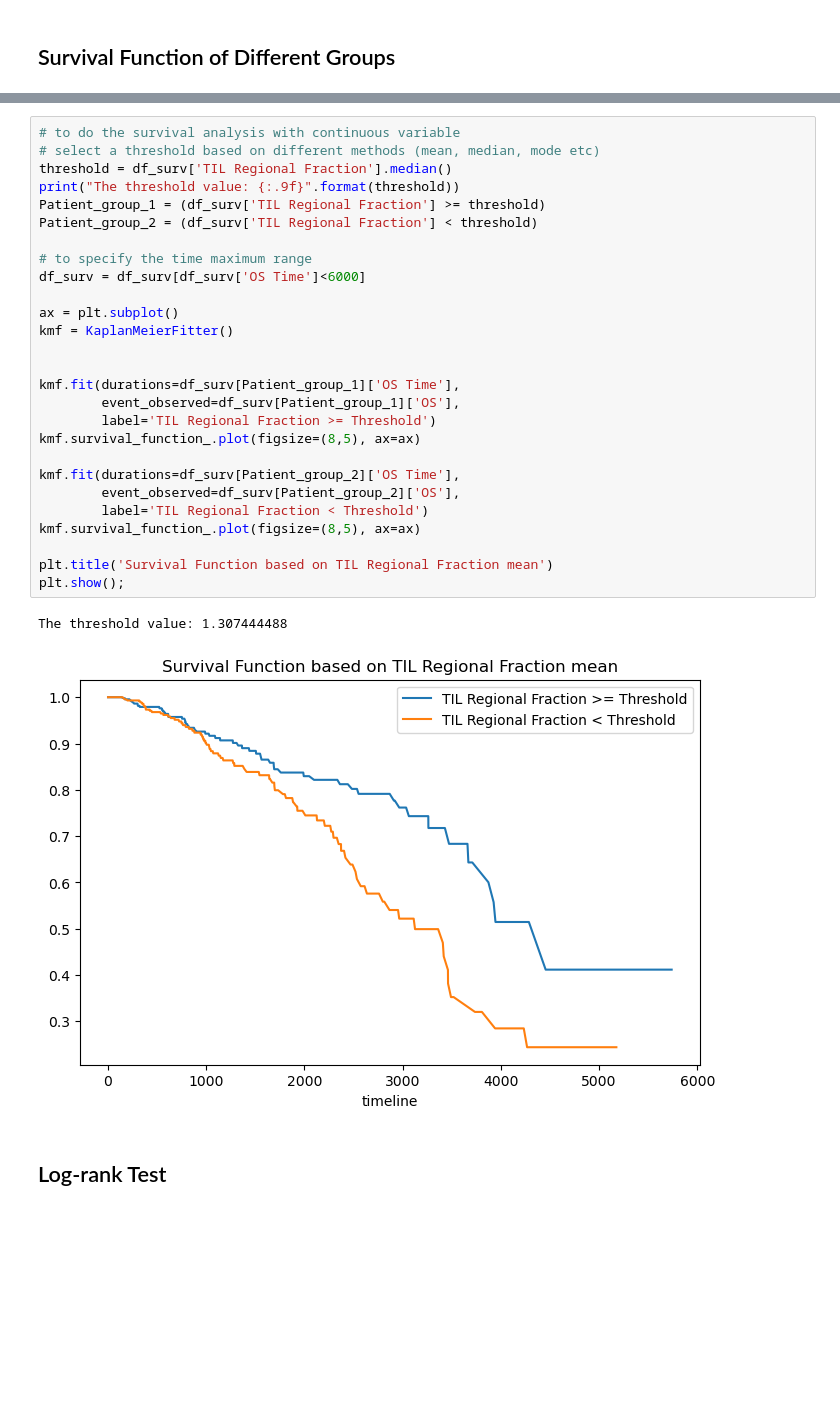
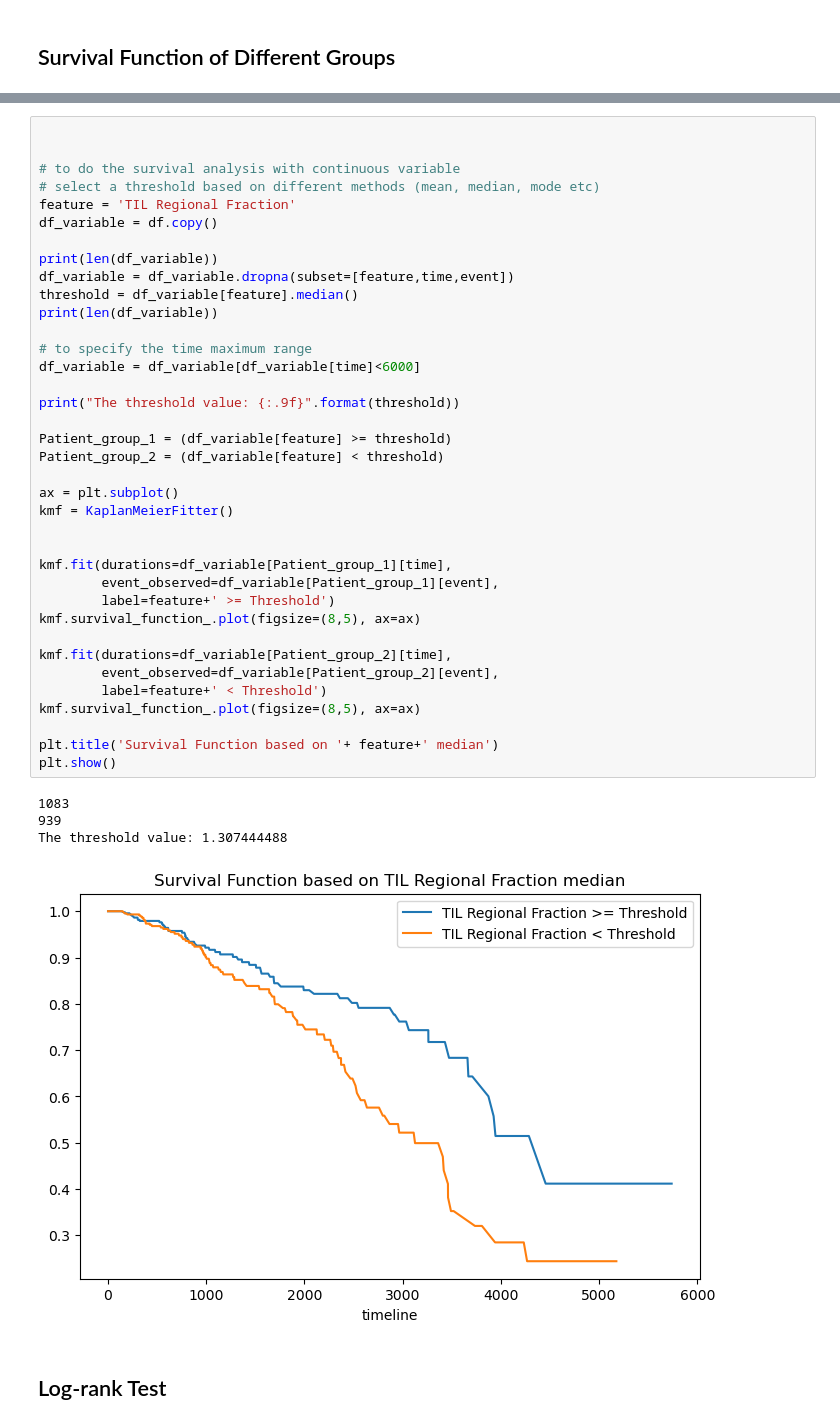
Before and after one commit to Rawanrb/SurvivalTutorial, a Jupyter notebook: Tutorial-1.ipynb, the cells around one changed output, grey strips where cells are left out. Drawn from its saved outputs; the diff is of its cells as text; blank space fills up the shorter version.

```diff
--- a/Tutorial-1.ipynb
+++ b/Tutorial-1.ipynb
@@ -221,35 +219,47 @@ plt.show();
 # %% [output]
 [figure]
 # %%
+
+
 # to do the survival analysis with continuous variable
 # select a threshold based on different methods (mean, median, mode etc)
-threshold = df_surv['TIL Regional Fraction'].median()
-print("The threshold value: {:.9f}".format(threshold))
-Patient_group_1 = (df_surv['TIL Regional Fraction'] >= threshold)
-Patient_group_2 = (df_surv['TIL Regional Fraction'] < threshold)
+feature = 'TIL Regional Fraction'
+df_variable = df.copy()
+
+print(len(df_variable))
+df_variable = df_variable.dropna(subset=[feature,time,event])
+threshold = df_variable[feature].median()
+print(len(df_variable))
 
 # to specify the time maximum range
-df_surv = df_surv[df_surv['OS Time']<6000]
+df_variable = df_variable[df_variable[time]<6000]
+
+print("The threshold value: {:.9f}".format(threshold))
+
+Patient_group_1 = (df_variable[feature] >= threshold)
+Patient_group_2 = (df_variable[feature] < threshold)
 
 ax = plt.subplot()
 kmf = KaplanMeierFitter()
 
 
-kmf.fit(durations=df_surv[Patient_group_1]['OS Time'],
-        event_observed=df_surv[Patient_group_1]['OS'],
-        label='TIL Regional Fraction >= Threshold')
+kmf.fit(durations=df_variable[Patient_group_1][time],
+        event_observed=df_variable[Patient_group_1][event],
+        label=feature+' >= Threshold')
 kmf.survival_function_.plot(figsize=(8,5), ax=ax)
 
-kmf.fit(durations=df_surv[Patient_group_2]['OS Time'],
-        event_observed=df_surv[Patient_group_2]['OS'],
-        label='TIL Regional Fraction < Threshold')
+kmf.fit(durations=df_variable[Patient_group_2][time],
+        event_observed=df_variable[Patient_group_2][event],
+        label=feature+' < Threshold')
 kmf.survival_function_.plot(figsize=(8,5), ax=ax)
 
-plt.title('Survival Function based on TIL Regional Fraction mean')
-plt.show();
+plt.title('Survival Function based on '+ feature+' median')
+plt.show()
 # %% [output]
+1083
+939
 The threshold value: 1.307444488
-[figure, old version]
+[figure, new version]
 # %% [markdown]
 ## Log-rank Test
 # %%
```
Also changed, not shown: parts of 26 cells of this notebook.
